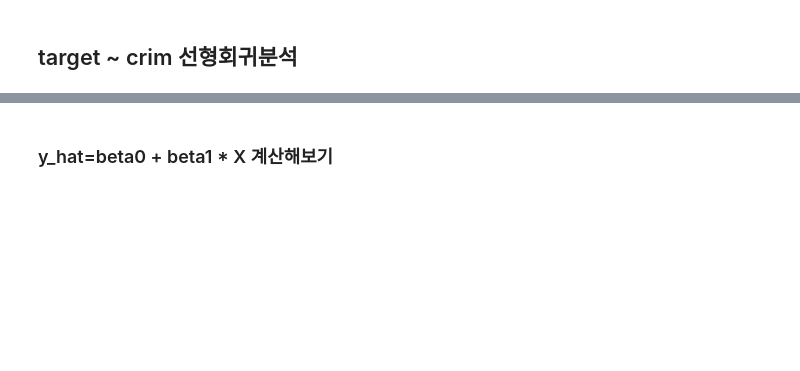
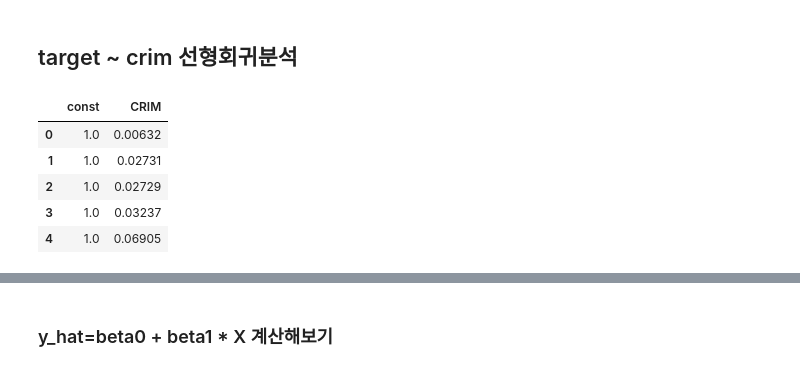
Before and after one commit to 2nchanter/Machine_Learning, a Jupyter notebook: Fast_ML/Part2_머신러닝의 시작/1_Jupyter Notebook/1. 단순선형회귀분석 실습 - 단순선형회귀 적합 및 해석_Before.ipynb, the cells around one changed output, grey strips where cells are left out. Saved outputs shown, nothing was run; the diff lists cells and outputs as text; code cells hidden in the pictures; blank space fills up the shorter version.

```diff
--- a/Fast_ML/Part2_머신러닝의 시작/1_Jupyter Notebook/1. 단순선형회귀분석 실습 - 단순선형회귀 적합 및 해석_Before.ipynb
+++ b/Fast_ML/Part2_머신러닝의 시작/1_Jupyter Notebook/1. 단순선형회귀분석 실습 - 단순선형회귀 적합 및 해석_Before.ipynb
@@ -81,0 +82,12 @@ lstat = boston[['LSTAT']]
+# %%
+# crim변수에 상수항추가하기
+# 왜? 수식을 간단하게 만들기 위해 다음과 같이 상수항을 독립변수에 추가한다. 이것을 augmentation이라고 부른다.
+crim1 = sm.add_constant(crim, has_constant='add')
+crim1.head()
+# %% [output]
+|  | const | CRIM |
+| 0 | 1.0 | 0.00632 |
+| 1 | 1.0 | 0.02731 |
+| 2 | 1.0 | 0.02729 |
+| 3 | 1.0 | 0.03237 |
+| 4 | 1.0 | 0.06905 |
```
Also changed, not shown: parts of 19 cells of this notebook.
